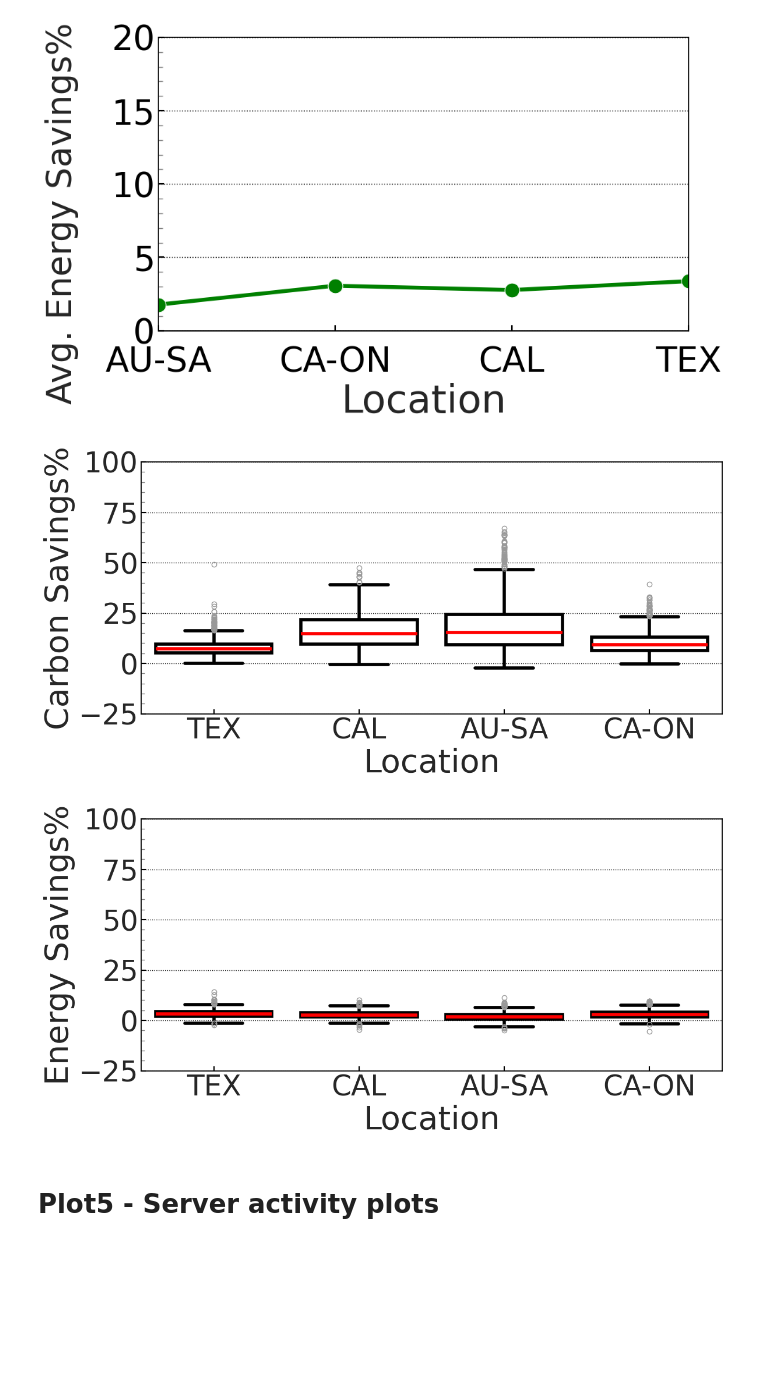
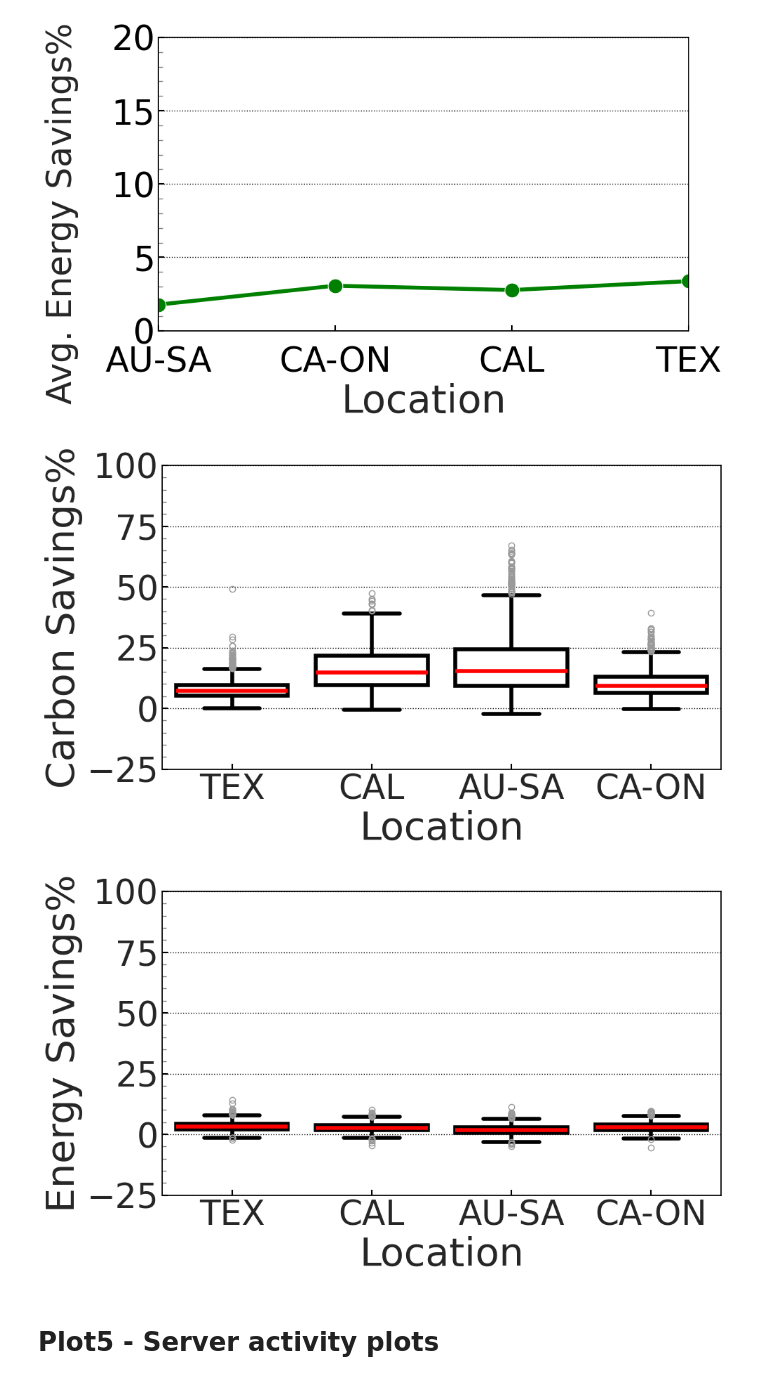
Before and after one commit to rbostandoust/GreenSys26-DAG, a Jupyter notebook: Plot/PlotCode.ipynb, the cells around one changed output. Saved outputs shown, nothing was run; the diff lists cells and outputs as text; code cells hidden in the pictures; blank space fills up the shorter version.

```diff
--- a/Plot/PlotCode.ipynb
+++ b/Plot/PlotCode.ipynb
@@ -1293,8 +1293,8 @@ translated_list = ["TEX", "CAL", "AU-SA", "CA-ON"]
 # location = "AU-SA"
 location = "California"
 #############
-# folder_type = "Homogen"
-folder_type = "Heterogen"
+folder_type = "Homogen"
+# folder_type = "Heterogen"
 # folder_type = "Heterogen_Energy"
 ############
 DAG = True
@@ -1536,7 +1536,7 @@ import pandas as pd
 ###########e = "AU-SA"
 transparent_boxplot = True  # Set to False for normal colored plots
 save_fig = True
-save_data = True
+save_data = False
 ###########
 root_dir = f"./Effect of Parameters/Location/{folder_type}"
 if DAG:
@@ -1576,7 +1576,7 @@ for plot_index, plot_type in enumerate(plot_types):
     df_box["Location"] = df_box["Location"].astype(str)
 
     # Plot
-    fig, ax = plt.subplots(figsize=(12, 6))
+    fig, ax = plt.subplots(figsize=(10, 6))
     box = sns.boxplot(
         data=df_box,
         x="Location",
@@ -1586,6 +1586,7 @@ for plot_index, plot_type in enumerate(plot_types):
         palette=palette if not transparent_boxplot else ["white"] * len(unique_labels),
         dodge=False,
         legend=False,
+        # width=0.8,
         ax = ax
     )
 
@@ -1616,35 +1617,35 @@ for plot_index, plot_type in enumerate(plot_types):
 
     # Axis ticks and limits
     ax.set_ylim(-25, 100)
     # ax.set_ylim(0, 100) #v2
     ax.set_yticks(range(-25, 101, 25))
     # ax.set_yticks(range(0, 101, 20)) #v2
     ax.tick_params(axis='x', labelsize=35, color='black')
     ax.tick_params(axis='y', labelsize=35, color='black')
 
     # Minor ticks
     ax.tick_params(axis='y', which='minor', direction='in', length=4, color='gray')
     # Make major ticks point inward too
     ax.tick_params(axis='both', which='major', direction='in', length=6, width=1.5)
     ax.xaxis.set_tick_params(which='minor', bottom=False)
     # Ensure minor ticks are visible
     plt.minorticks_on()
 
     # Grid & borders
     ax.grid(axis='x', visible=False)
     ax.grid(axis='y', which='major', color='black', linestyle=':', linewidth=1)
     for spine in ax.spines.values():
         spine.set_edgecolor('black')
     # ax.set_title(f"{plot_title}", fontsize=40, pad=10)
     plt.tight_layout()
     if save_fig:
         plt.savefig(save_file_path, dpi=300, bbox_inches='tight')
         pdf_save_path = save_file_path.replace(".png", ".pdf")
         plt.savefig(pdf_save_path, format='pdf', dpi=300, bbox_inches='tight')
     plt.show()
 # %% [output]
-[figure, old version]
+[figure, new version]
-[figure, old version]
+[figure, new version]
 # %% [markdown]
 # Plot5 - Server activity plots
 # %%
```
Also changed, not shown: 10 other files.
